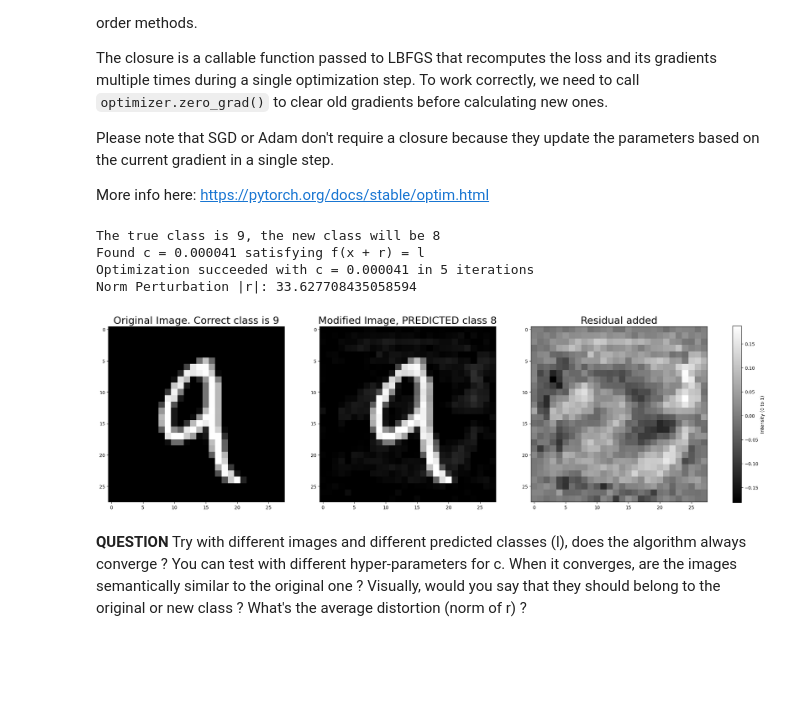
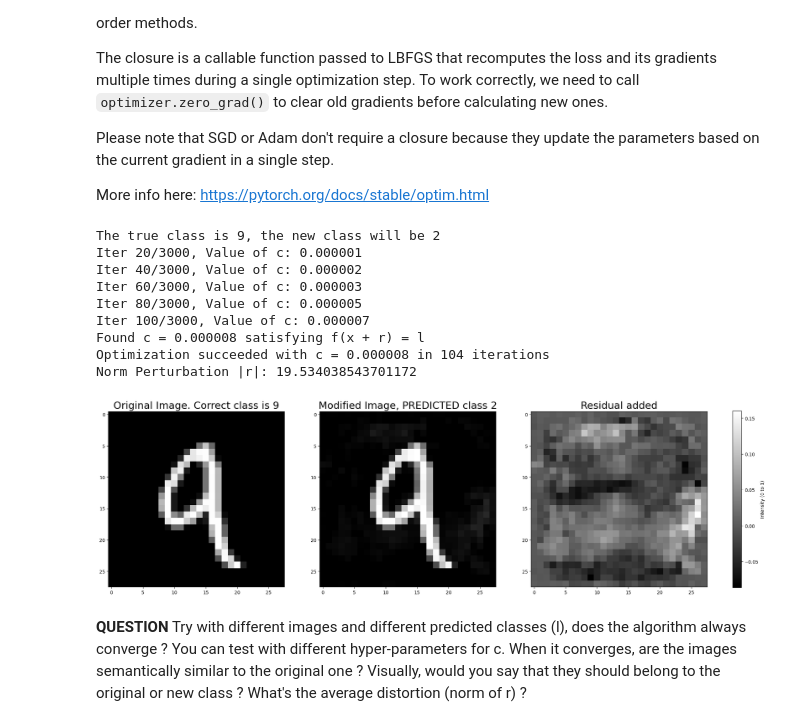
Before and after one commit to arazig/Representation-Learning-for-CV-and-Medical-Imaging, a Jupyter notebook: IntriguingProperties1.ipynb, the cells around one changed output. Cells and saved outputs as stored; diff of their text form; code cells hidden in the pictures; blank space fills up the shorter version.

```diff
--- a/IntriguingProperties1.ipynb
+++ b/IntriguingProperties1.ipynb
@@ -151,22 +119,21 @@ Here we code the model proposed in the article.
 class FullyConnectedNet(nn.Module):
     def __init__(self, input_size, hidden_sizes, output_size):
         super(FullyConnectedNet, self).__init__()
-        self.number_layers = hidden_sizes[0]
-        self.layers_size = hidden_sizes[1]
         self.layers = []
         self.output_size = output_size
         self.input_size = input_size
 
-        self.layers.append(nn.Linear(self.input_size, self.layers_size))
-        self.layers.append(nn.ReLU())
+        self.layers .append(nn.Linear(input_size, hidden_sizes[0]))
+        self.layers .append(nn.ReLU())
 
-        for i in range(self.number_layers):
-            self.layers.append(nn.Linear(self.layers_size, self.layers_size))
-            self.layers.append(nn.ReLU())
+        for i in range(1, len(hidden_sizes)):
+            self.layers .append(nn.Linear(hidden_sizes[i - 1], hidden_sizes[i]))
+            self.layers .append(nn.ReLU())
 
-        self.layers.append(nn.Linear(self.layers_size, self.output_size))
-        self.layers.append(nn.Softmax())
-        self.model = nn.Sequential(*self.layers)
+        self.layers .append(nn.Linear(hidden_sizes[-1], output_size))
+        self.layers .append(nn.Softmax(dim=1))
+
+        self.model = nn.Sequential(*self.layers )
 
     def forward(self, x):
         X = x.flatten(start_dim=1)
@@ -176,7 +143,7 @@ class FullyConnectedNet(nn.Module):
 **Question**: Create one of the model proposed in the article.
 # %%
 input_size = image_size[0]*image_size[1]
-hidden_sizes = [10,10]
+hidden_sizes = [10,10,10]
 output_size = 10
 
 # Model
@@ -271,7 +233,7 @@ Accuracy of test images: 65.450000 %
 # %% [markdown]
 **Question**: Is the performance good ? Test different architectures (number and size of hidden layers). You can also try different hyper-parameters (weight decay, number of epochs, etc.). Use the "Occam's razor principle" to choose and justify your final model.
 # %%
-hidden_sizes =[10,20]
+hidden_sizes =[100,150]
 
 model = FullyConnectedNet(input_size, hidden_sizes, output_size).to(device)
 optimizer = optim.Adam(model.parameters(), lr=learning_rate, weight_decay=weight_decay)
@@ -293,9 +255,10 @@ Accuracy of test images: 80.250000 %
 # %%
-hidden_sizes =[3,150]
+hidden_sizes =[300,70]
+num_epochs_test = 10
 
 model = FullyConnectedNet(input_size, hidden_sizes, output_size).to(device)
 optimizer = optim.Adam(model.parameters(), lr=learning_rate, weight_decay=weight_decay)
 
-training(model, train_loader, optimizer, num_epochs, loss_model)
+training(model, train_loader, optimizer, num_epochs_test, loss_model)
 evaluation(model, test_loader)
 # %% [output]
@@ -398,7 +369,7 @@ More info here: https://pytorch.org/docs/stable/optim.html
 # %%
 testI=testI.to(device)
 r = torch.zeros_like(testI, requires_grad=True, device=device)  # Initialize r as zero
-label= testY-1 # manually chosen target class label different from true one
+label= testY-7 # manually chosen target class label different from true one
 l = torch.tensor([label]).to(device)
 l = l.view(1) # to have a batch size equal to 1 and work with CrossEntropy loss
 print(f"The true class is {testY}, the new class will be {l[0]}")
@@ -433,38 +404,43 @@ while (c <= max_c) and (iter <= max_iter_search):
         x_r = torch.clamp(testI + r, 0, 1)  # Ensure x + r ∈ [0, 1]^m
         pred = model(x_r)
         predicted_label = torch.argmax(pred, dim=1)
 
     # Check if the condition f(x + r) = l is satisfied
     if predicted_label == l:
         print(f"Found c = {c:.6f} satisfying f(x + r) = l")
         iter=iter+1
         break
     else:
         iter=iter+1
 
     # If not satisfied, increase c
-    c = c + 0.00001 # Adjust step size for line search
+    c = c * 1.02 # Adjust step size for line search
     if (iter) % 20 == 0:
         print(f'Iter {iter}/{max_iter_search}, Value of c: {c:.6f}')
 
 if (c > max_c) or (iter > max_iter_search):
     print("Failed to find c satisfying f(x + r) = l within the maximum limit of c and max number of iter.")
     #print(f"Perturbation r: {r}")
     print(f"Norm Perturbation |r|: {torch.norm(r, p=1)}")
 
     plot_results(testI, r, x_r, testY, l, fail=True)
 
 else:
     print(f"Optimization succeeded with c = {c:.6f} in {iter} iterations")
     #print(f"Perturbation r: {r}")
     print(f"Norm Perturbation |r|: {torch.norm(r, p=1)}")
 
     plot_results(testI, r, x_r, testY, l, fail=False)
 # %% [output]
-The true class is 9, the new class will be 8
-Found c = 0.000041 satisfying f(x + r) = l
-Optimization succeeded with c = 0.000041 in 5 iterations
-Norm Perturbation |r|: 33.627708435058594
+The true class is 9, the new class will be 2
+Iter 20/3000, Value of c: 0.000001
+Iter 40/3000, Value of c: 0.000002
+Iter 60/3000, Value of c: 0.000003
+Iter 80/3000, Value of c: 0.000005
+Iter 100/3000, Value of c: 0.000007
+Found c = 0.000008 satisfying f(x + r) = l
+Optimization succeeded with c = 0.000008 in 104 iterations
+Norm Perturbation |r|: 19.534038543701172
-[figure, old version]
+[figure, new version]
 # %% [markdown]
 **QUESTION** Try with different images and different predicted classes (l), does the algorithm always converge ? You can test with different hyper-parameters for c. When it converges, are the images semantically similar to the original one ? Visually, would you say that they should belong to the original or new class ? What's the average distortion (norm of r) ?
```
Also changed, not shown: parts of 21 cells of this notebook.
